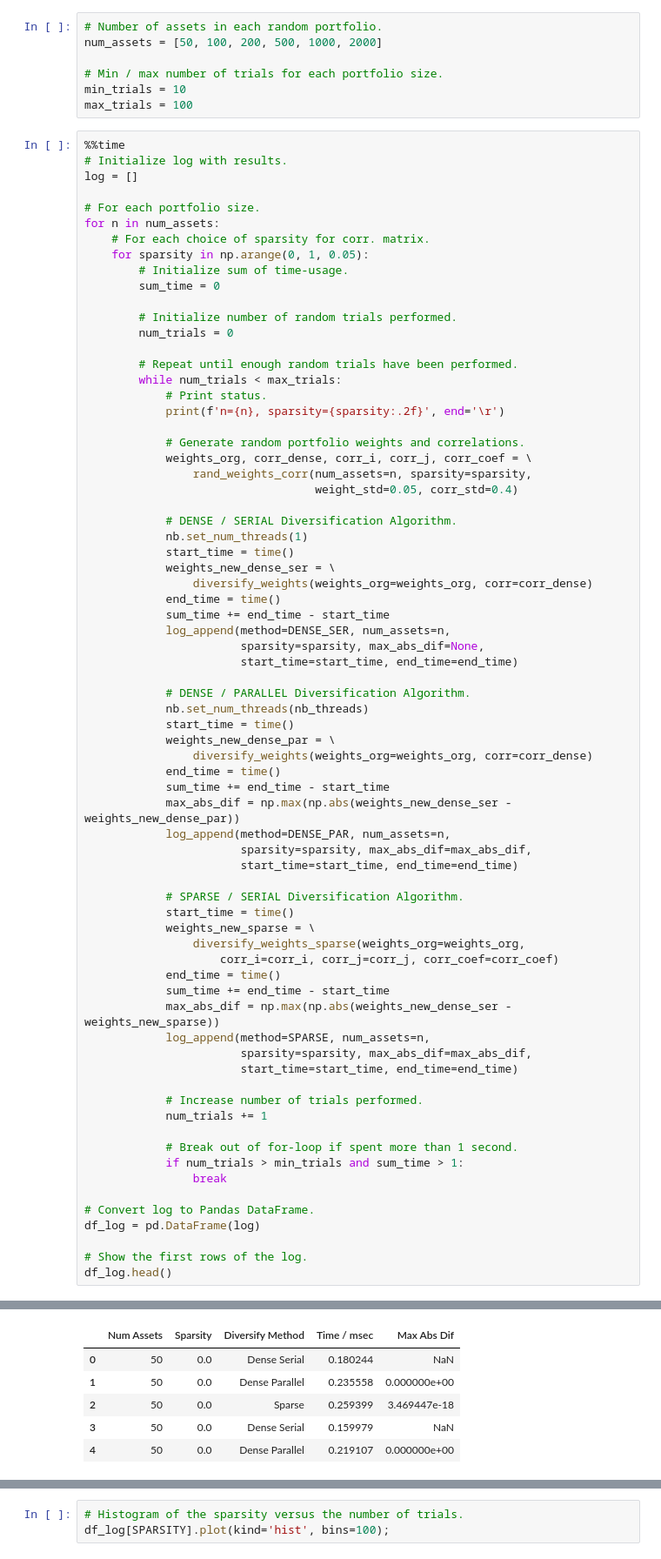
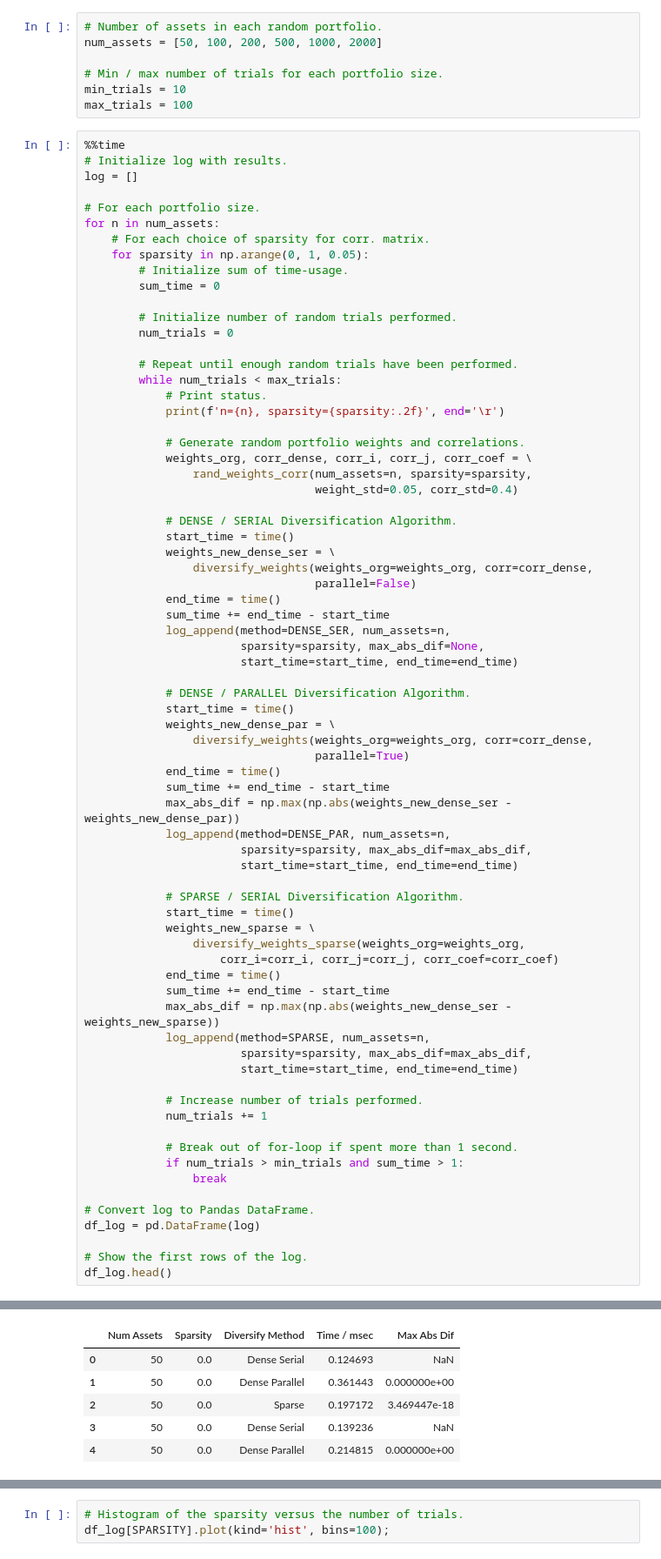
Before and after one commit to Hvass-Labs/FinanceOps, a Jupyter notebook: Paper_Fast_Portfolio_Diversification.ipynb, the cells around one changed output, grey strips where cells are left out. Shown: that part at 87% size. Drawn from its saved outputs; the diff is of its cells as text.

Commit message:
Fast Port Div: Changed parallel vs. serial mode

```diff
--- a/Paper_Fast_Portfolio_Diversification.ipynb
+++ b/Paper_Fast_Portfolio_Diversification.ipynb
@@ -218,10 +201,10 @@ for n in num_assets:
                                   weight_std=0.05, corr_std=0.4)
 
             # DENSE / SERIAL Diversification Algorithm.
-            nb.set_num_threads(1)
             start_time = time()
             weights_new_dense_ser = \
-                diversify_weights(weights_org=weights_org, corr=corr_dense)
+                diversify_weights(weights_org=weights_org, corr=corr_dense,
+                                  parallel=False)
             end_time = time()
             sum_time += end_time - start_time
             log_append(method=DENSE_SER, num_assets=n,
@@ -229,10 +212,10 @@ for n in num_assets:
                        start_time=start_time, end_time=end_time)
 
             # DENSE / PARALLEL Diversification Algorithm.
-            nb.set_num_threads(nb_threads)
             start_time = time()
             weights_new_dense_par = \
-                diversify_weights(weights_org=weights_org, corr=corr_dense)
+                diversify_weights(weights_org=weights_org, corr=corr_dense,
+                                  parallel=True)
             end_time = time()
             sum_time += end_time - start_time
             max_abs_dif = np.max(np.abs(weights_new_dense_ser - weights_new_dense_par))
@@ -270,9 +253,9 @@ Wall time: 2min 49s
 |  | Num Assets | Sparsity | Diversify Method | Time / msec | Max Abs Dif |
-| 0 | 50 | 0.0 | Dense Serial | 0.180244 | NaN |
-| 1 | 50 | 0.0 | Dense Parallel | 0.235558 | 0.000000e+00 |
-| 2 | 50 | 0.0 | Sparse | 0.259399 | 3.469447e-18 |
-| 3 | 50 | 0.0 | Dense Serial | 0.159979 | NaN |
-| 4 | 50 | 0.0 | Dense Parallel | 0.219107 | 0.000000e+00 |
+| 0 | 50 | 0.0 | Dense Serial | 0.124693 | NaN |
+| 1 | 50 | 0.0 | Dense Parallel | 0.361443 | 0.000000e+00 |
+| 2 | 50 | 0.0 | Sparse | 0.197172 | 3.469447e-18 |
+| 3 | 50 | 0.0 | Dense Serial | 0.139236 | NaN |
+| 4 | 50 | 0.0 | Dense Parallel | 0.214815 | 0.000000e+00 |
 # %%
 # Show statistics for the number of trials per combination of:
 # method, num_assets, and sparsity.
```
Also changed, not shown: parts of 6 cells of this notebook.
